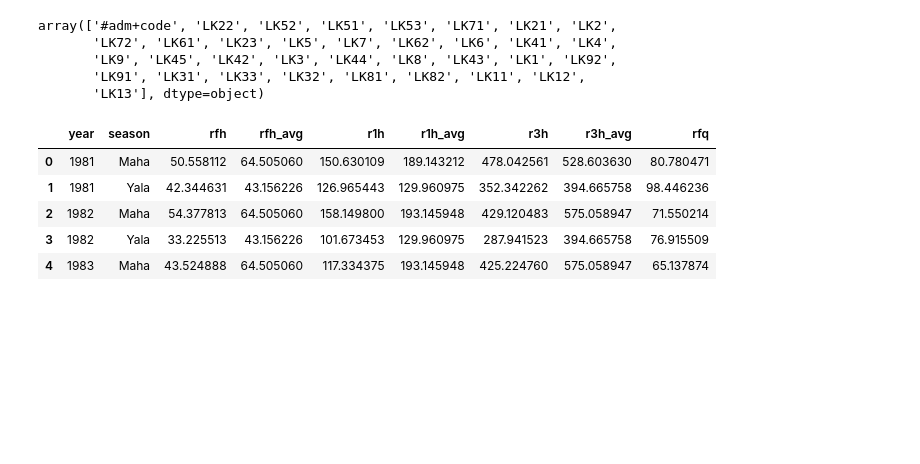
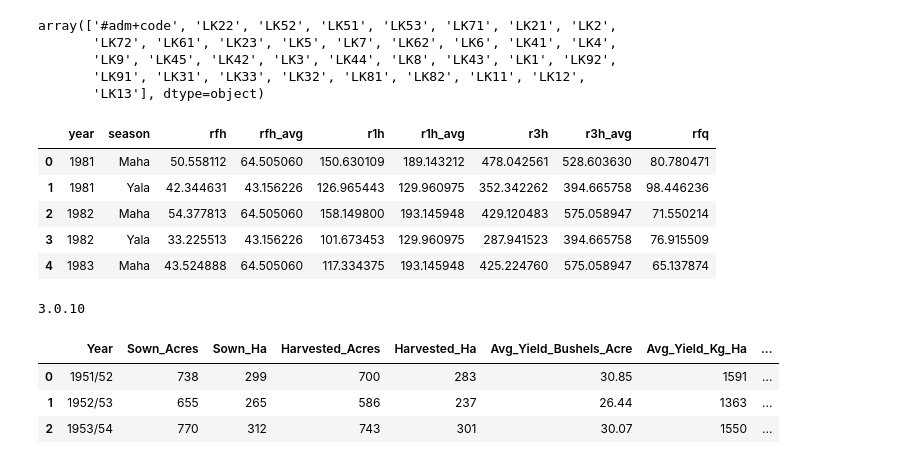
Before and after one commit to vishwani014/Sri-Lankan-Crop-Yield-Predictor, a Jupyter notebook: notebooks/preprocess.ipynb, the cells around one changed output. Drawn from its saved outputs; the diff is of its cells as text; code cells hidden in the pictures; blank space fills up the shorter version.

Commit message:
preprocess 'Maha' season data

```diff
--- a/notebooks/preprocess.ipynb
+++ b/notebooks/preprocess.ipynb
@@ -103,3 +103,16 @@ agg_rainfall.head()
 | 2 | 1982 | Maha | 54.377813 | 64.505060 | 158.149800 | 193.145948 | 429.120483 | 575.058947 | 71.550214 |
 | 3 | 1982 | Yala | 33.225513 | 43.156226 | 101.673453 | 129.960975 | 287.941523 | 394.665758 | 76.915509 |
 | 4 | 1983 | Maha | 43.524888 | 64.505060 | 117.334375 | 193.145948 | 425.224760 | 575.058947 | 65.137874 |
+# %%
+import openpyxl
+print(openpyxl.__version__)
+# %% [output]
+3.0.10
+# %%
+maha_data = pd.read_csv('../data/processed/paddy_maha_season.csv')
+maha_data.head(3)
+# %% [output]
+|  | Year | Sown_Acres | Sown_Ha | Harvested_Acres | Harvested_Ha | Avg_Yield_Bushels_Acre | Avg_Yield_Kg_Ha | ... |
+| 0 | 1951/52 | 738 | 299 | 700 | 283 | 30.85 | 1591 | ... |
+| 1 | 1952/53 | 655 | 265 | 586 | 237 | 26.44 | 1363 | ... |
+| 2 | 1953/54 | 770 | 312 | 743 | 301 | 30.07 | 1550 | ... |
```
Also changed, not shown: 3 other files.
